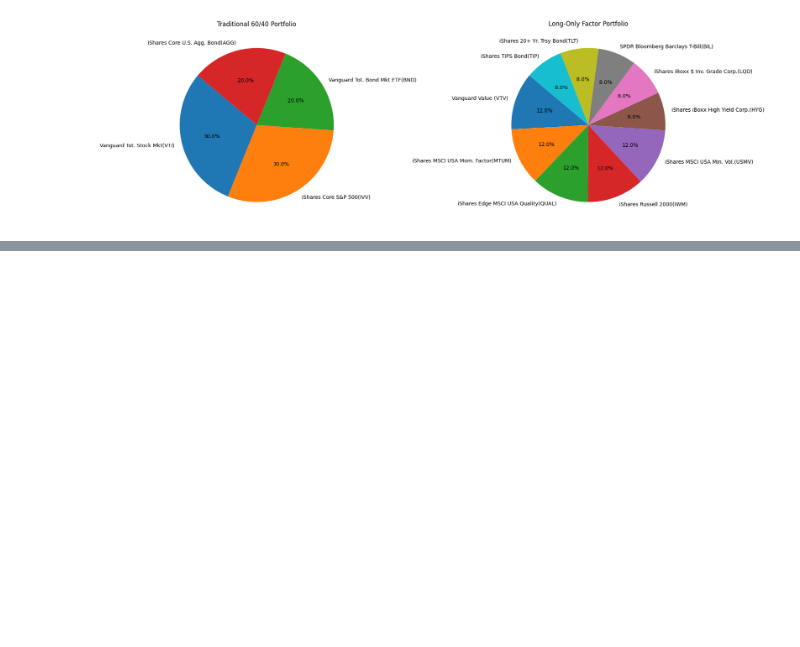
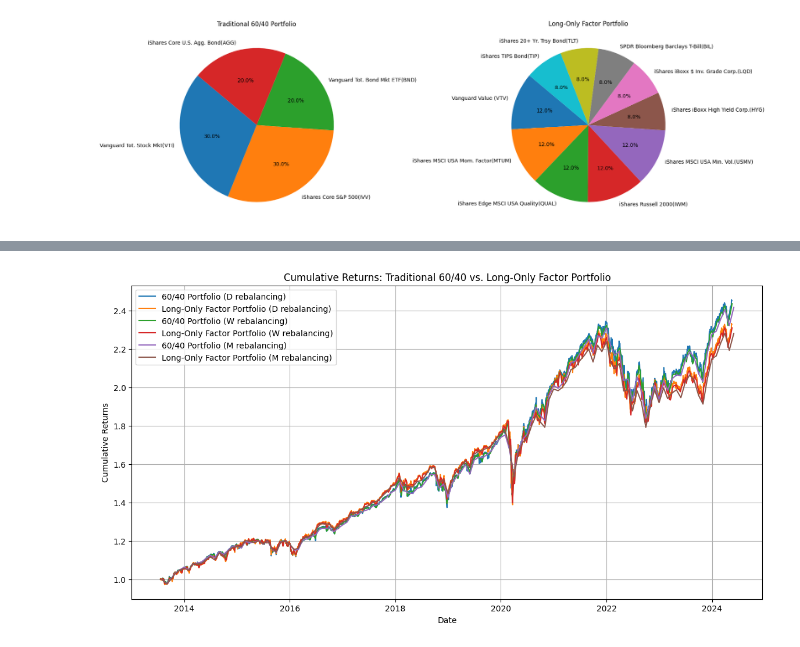
Before and after one commit to jimkliew/simple_factors, a Jupyter notebook: Quick_Factors_ETFs.ipynb, the cells around one changed output, grey strips where cells are left out. Drawn from its saved outputs; the diff is of its cells as text; code cells hidden in the pictures; blank space fills up the shorter version.

```diff
--- a/Quick_Factors_ETFs.ipynb
+++ b/Quick_Factors_ETFs.ipynb
@@ -200,3 +200,93 @@ plt.tight_layout()
 plt.show()
 # %% [output]
 [figure]
+# %%
+import yfinance as yf
+import pandas as pd
+import numpy as np
+import matplotlib.pyplot as plt
+
+def download_data(tickers, start_date='2010-01-01', end_date='2024-05-18'):
+    return yf.download(tickers, start=start_date, end=end_date)['Adj Close']
+
+def calculate_returns(prices, period='D'):
+    returns = prices.pct_change().dropna()
+    if period == 'D':
+        return returns
+    elif period == 'W':
+        return returns.resample('W').apply(lambda x: (1 + x).prod() - 1)
+    elif period == 'M':
+        return returns.resample('M').apply(lambda x: (1 + x).prod() - 1)
+    else:
+        raise ValueError("Invalid period. Use 'D', 'W', or 'M'.")
+
+def portfolio_statistics(weights, returns, period):
+    portfolio_returns = (returns * weights).sum(axis=1)
+    cumulative_returns = (1 + portfolio_returns).cumprod()
+
+    if period == 'D':
+        annualization_factor = 252
+    elif period == 'W':
+        annualization_factor = 52
+    elif period == 'M':
+        annualization_factor = 12
+
+    annualized_return = np.mean(portfolio_returns) * annualization_factor
+    annualized_volatility = np.std(portfolio_returns) * np.sqrt(annualization_factor)
+    sharpe_ratio = annualized_return / annualized_volatility
+    return cumulative_returns, annualized_return, annualized_volatility, sharpe_ratio
+
+def compare_portfolios(prices, periods):
+    results = {}
+    for period in periods:
+        returns = calculate_returns(prices, period)
+
+        # Traditional 60/40 Portfolio Weights
+        weights_60_40 = pd.Series({'VTI': 0.3, 'IVV': 0.3, 'BND': 0.2, 'AGG': 0.2})
+
+        # Long-Only Factor Portfolio Weights
+        weights_factors = pd.Series({
+            'VTV': 0.12, 'MTUM': 0.12, 'QUAL': 0.12, 'IWM': 0.12, 'USMV': 0.12,
+            'HYG': 0.08, 'LQD': 0.08, 'BIL': 0.08, 'TLT': 0.08, 'TIP': 0.08
+        })
+
+        cum_ret_60_40, ann_ret_60_40, ann_vol_60_40, sharpe_60_40 = portfolio_statistics(weights_60_40, returns[weights_60_40.index], period)
+        cum_ret_factors, ann_ret_factors, ann_vol_factors, sharpe_factors = portfolio_statistics(weights_factors, returns[weights_factors.index], period)
+
+        stats = pd.DataFrame({
+            'Statistic': ['Cumulative Return', 'Annualized Return', 'Annualized Volatility', 'Sharpe Ratio'],
+            '60/40 Portfolio': [cum_ret_60_40.iloc[-1] - 1, ann_ret_60_40, ann_vol_60_40, sharpe_60_40],
+            'Long-Only Factor Portfolio': [cum_ret_factors.iloc[-1] - 1, ann_ret_factors, ann_vol_factors, sharpe_factors]
+        })
+
+        results[period] = (stats, cum_ret_60_40, cum_ret_factors)
+
+    return results
+
+# Download historical data
+tickers = ['VTI', 'IVV', 'BND', 'AGG', 'VTV', 'MTUM', 'QUAL', 'IWM', 'USMV', 'HYG', 'LQD', 'BIL', 'TLT', 'TIP']
+prices = download_data(tickers)
+
+# Compare portfolios with daily, weekly, and monthly rebalancing
+periods = ['D', 'W', 'M']
+results = compare_portfolios(prices, periods)
+
+# Display statistics for each period
+for period in periods:
+    print(f"\nStatistics for {period} rebalancing:")
+    print(results[period][0])
+
+# Plot cumulative returns for both portfolios with different rebalancing periods
+plt.figure(figsize=(14, 7))
+
+for period in periods:
+    plt.plot(results[period][1], label=f'60/40 Portfolio ({period} rebalancing)')
+    plt.plot(results[period][2], label=f'Long-Only Factor Portfolio ({period} rebalancing)')
+
+plt.title('Cumulative Returns: Traditional 60/40 vs. Long-Only Factor Portfolio')
+plt.xlabel('Date')
+plt.ylabel('Cumulative Returns')
+plt.legend()
+plt.grid(True)
+plt.show()
+# %% [output]
@@ -202,0 +314 @@ plt.show()
+[figure, added]
```
Also changed, not shown: parts of 5 cells of this notebook.
